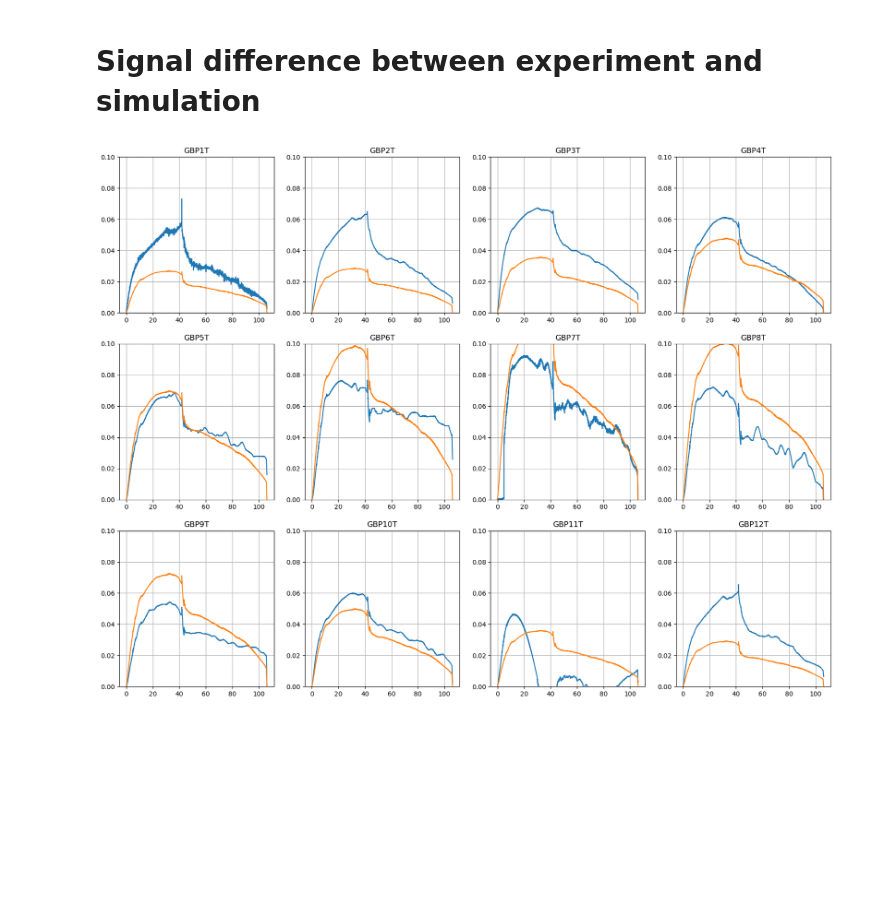
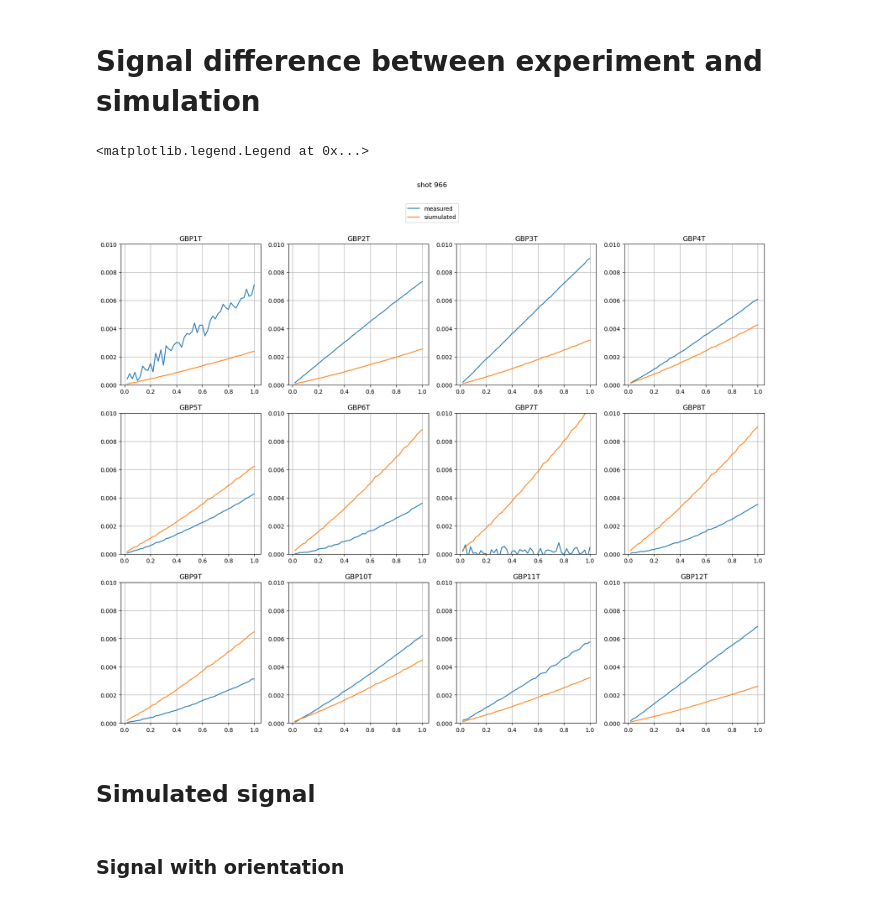
Before and after one commit to P-Attapon/TT1PlasmaColumnPosition, a Jupyter notebook: presentationPlotting.ipynb, the cells around one changed output. Cells and saved outputs as stored; diff of their text form; code cells hidden in the pictures; blank space fills up the shorter version.

```diff
--- a/presentationPlotting.ipynb
+++ b/presentationPlotting.ipynb
@@ -20,7 +24,7 @@ x_shift = np.linspace(x_lower_lim,x_upper_lim,51)
 z_shift = np.linspace(z_lower_lim,z_upper_lim,5)
 
 #define probes to be used
-use_probe = [coil_angle_dict[1],coil_angle_dict[4],coil_angle_dict[7],coil_angle_dict[10]]
+use_probe = [coil_angle_dict[1],coil_angle_dict[2],coil_angle_dict[7],coil_angle_dict[8]]
 
 #calculate Dx & Dz
 for z in z_shift:
@@ -38,4 +42,6 @@ ax.set_xlabel(r"$\Delta_x [m]$")
 ax.set_ylabel(r"$\Delta_{||} [m]$")
 ax.grid()
 ax.legend()
+
+plt.savefig(presentation_path + "xRelation")
 # %% [output]
@@ -52,7 +57,7 @@ x_shift = np.linspace(x_lower_lim,x_upper_lim,5)
 z_shift = np.linspace(z_lower_lim,z_upper_lim,51)
 
 #define probes to be used
-use_probe = [coil_angle_dict[1],coil_angle_dict[4],coil_angle_dict[7],coil_angle_dict[10]]
+use_probe = [coil_angle_dict[1],coil_angle_dict[2],coil_angle_dict[7],coil_angle_dict[8]]
 
 #calculate Dx & Dz
 for x in x_shift:
@@ -70,4 +75,6 @@ ax.set_xlabel(r"$\Delta_z [m]$")
 ax.set_ylabel(r"$\Delta_\perp [m]$")
 ax.grid()
 ax.legend()
+
+plt.savefig(presentation_path + "zRelation")
 # %% [output]
@@ -145,7 +152,7 @@ recorded_magnetic_signal = retreive_magnetic_signal(shot_no)
 
 time, plasma_current, plasma_signal = trim_quantities(recorded_time,recorded_magnetic_signal,recorded_plasma_current,discharge_begin,discharge_end)
 # %%
-num_indices = len(time)
+num_indices = 50
 
 time_ax = plasma_signal[:num_indices].iloc[:,0]
 
@@ -163,17 +170,25 @@ for t, Ip in zip(time_ax, plasma_current.to_numpy()):
     simulate_signal.loc[len(simulate_signal)] = new_row
 # %%
 fig, axs = plt.subplots(3,4, figsize = (20,15))
+fig.suptitle(f"shot {shot_no}")
 
 probe_num = 1
 for row in range(axs.shape[0]):
 
     for column in range(axs.shape[1]):
-        axs[row,column].plot(time_ax,plasma_signal[:num_indices].iloc[:,probe_num])
-        axs[row,column].plot(time_ax,simulate_signal[:num_indices].iloc[:,probe_num])
+        l1 = axs[row,column].plot(time_ax,plasma_signal[:num_indices].iloc[:,probe_num])
+        l2 = axs[row,column].plot(time_ax,simulate_signal[:num_indices].iloc[:,probe_num])
         axs[row, column].set_title(f"GBP{probe_num}T")
         axs[row,column].grid()
-        axs[row,column].set_ylim(0,0.1)
+        axs[row,column].set_ylim(0,0.01)
 
         probe_num += 1
+
+fig.legend(l1,l2,labels = ["measured", "siumulated"],loc = "upper center",bbox_to_anchor = (0.5,0.95))
 # %% [output]
+<matplotlib.legend.Legend at 0x...>
-[figure, old version]
+[figure, new version]
+# %% [markdown]
+## Simulated signal
+# %% [markdown]
+### Signal with orientation
```
Also changed, not shown: parts of 6 cells of this notebook, 11 other files.
